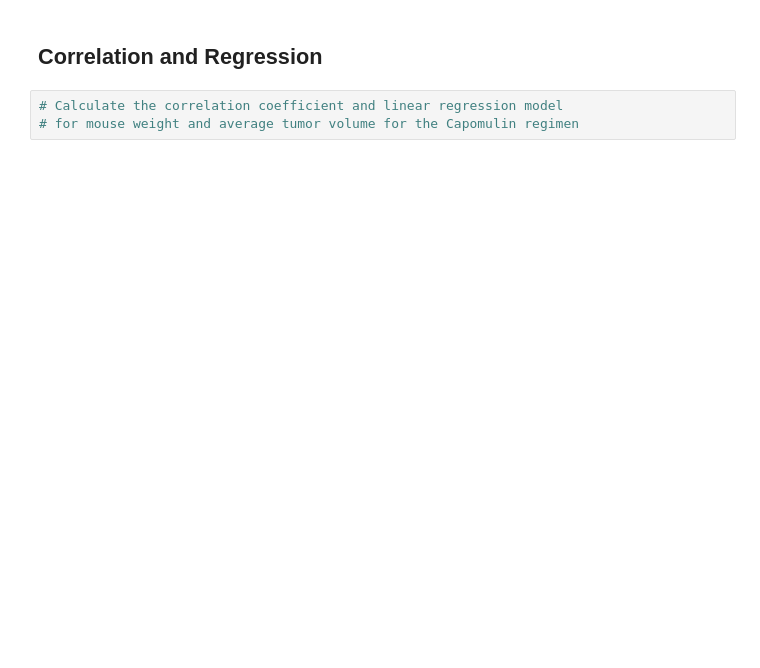
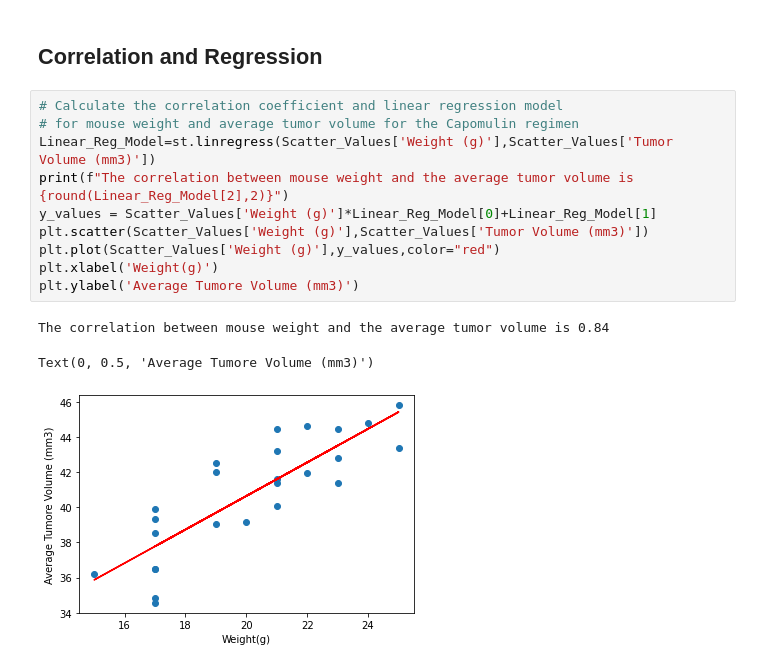
Before and after one commit to Subbagari1985/Matplotlib---challenge, a Jupyter notebook: Pymaceuticals/pymaceuticals_starter.ipynb, the cells around one changed output. Drawn from its saved outputs; the diff is of its cells as text; blank space fills up the shorter version.

```diff
--- a/Pymaceuticals/pymaceuticals_starter.ipynb
+++ b/Pymaceuticals/pymaceuticals_starter.ipynb
@@ -273,5 +368,16 @@ pd.merge(Updated_df, Greatest_Timepoint, how="outer", on='Mouse ID')
 # %% [markdown]
 ## Correlation and Regression
-# %%
-# Calculate the correlation coefficient and linear regression model
-# for mouse weight and average tumor volume for the Capomulin regimen
+# %%
+# Calculate the correlation coefficient and linear regression model
+# for mouse weight and average tumor volume for the Capomulin regimen
+Linear_Reg_Model=st.linregress(Scatter_Values['Weight (g)'],Scatter_Values['Tumor Volume (mm3)'])
+print(f"The correlation between mouse weight and the average tumor volume is {round(Linear_Reg_Model[2],2)}")
+y_values = Scatter_Values['Weight (g)']*Linear_Reg_Model[0]+Linear_Reg_Model[1]
+plt.scatter(Scatter_Values['Weight (g)'],Scatter_Values['Tumor Volume (mm3)'])
+plt.plot(Scatter_Values['Weight (g)'],y_values,color="red")
+plt.xlabel('Weight(g)')
+plt.ylabel('Average Tumore Volume (mm3)')
+# %% [output]
+The correlation between mouse weight and the average tumor volume is 0.84
+Text(0, 0.5, 'Average Tumore Volume (mm3)')
+[figure, added]
```
Also changed, not shown: parts of 10 cells of this notebook.
